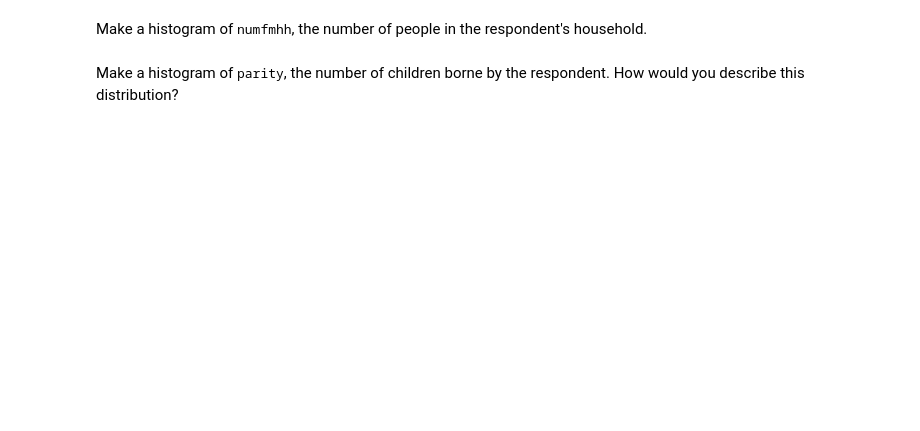
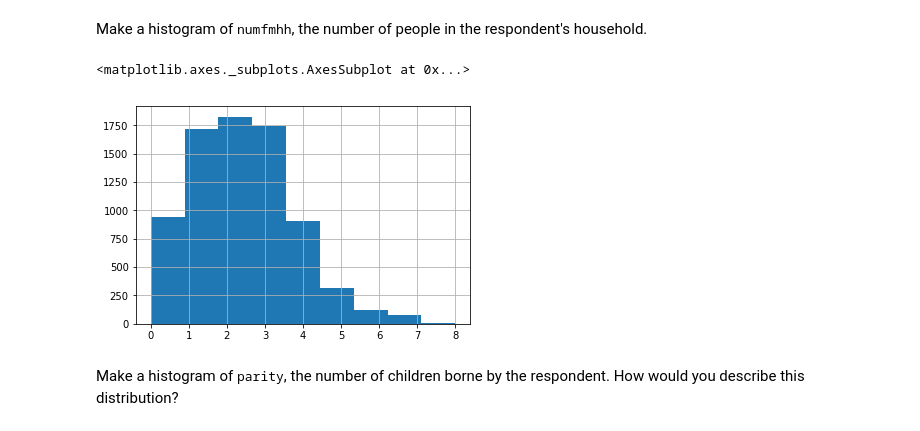
Before and after one commit to ToastyTad/ThinkStats2, a Jupyter notebook: code/chap02ex.ipynb, the cells around one changed output. Cells and saved outputs as stored; diff of their text form; code cells hidden in the pictures; blank space fills up the shorter version.

```diff
--- a/code/chap02ex.ipynb
+++ b/code/chap02ex.ipynb
@@ -275,2 +295,9 @@ Make a histogram of <tt>numfmhh</tt>, the number of people in the respondent's h
+# %%
+# Solution goes here
+bins = len(resp.numfmhh.unique())
+resp.numfmhh.hist(bins=bins)
+# %% [output]
+<matplotlib.axes._subplots.AxesSubplot at 0x...>
+[figure, added]
 # %% [markdown]
 Make a histogram of <tt>parity</tt>, the number of children borne by the respondent.  How would you describe this distribution?
```
Also changed, not shown: parts of 21 cells of this notebook, 3 other files.
